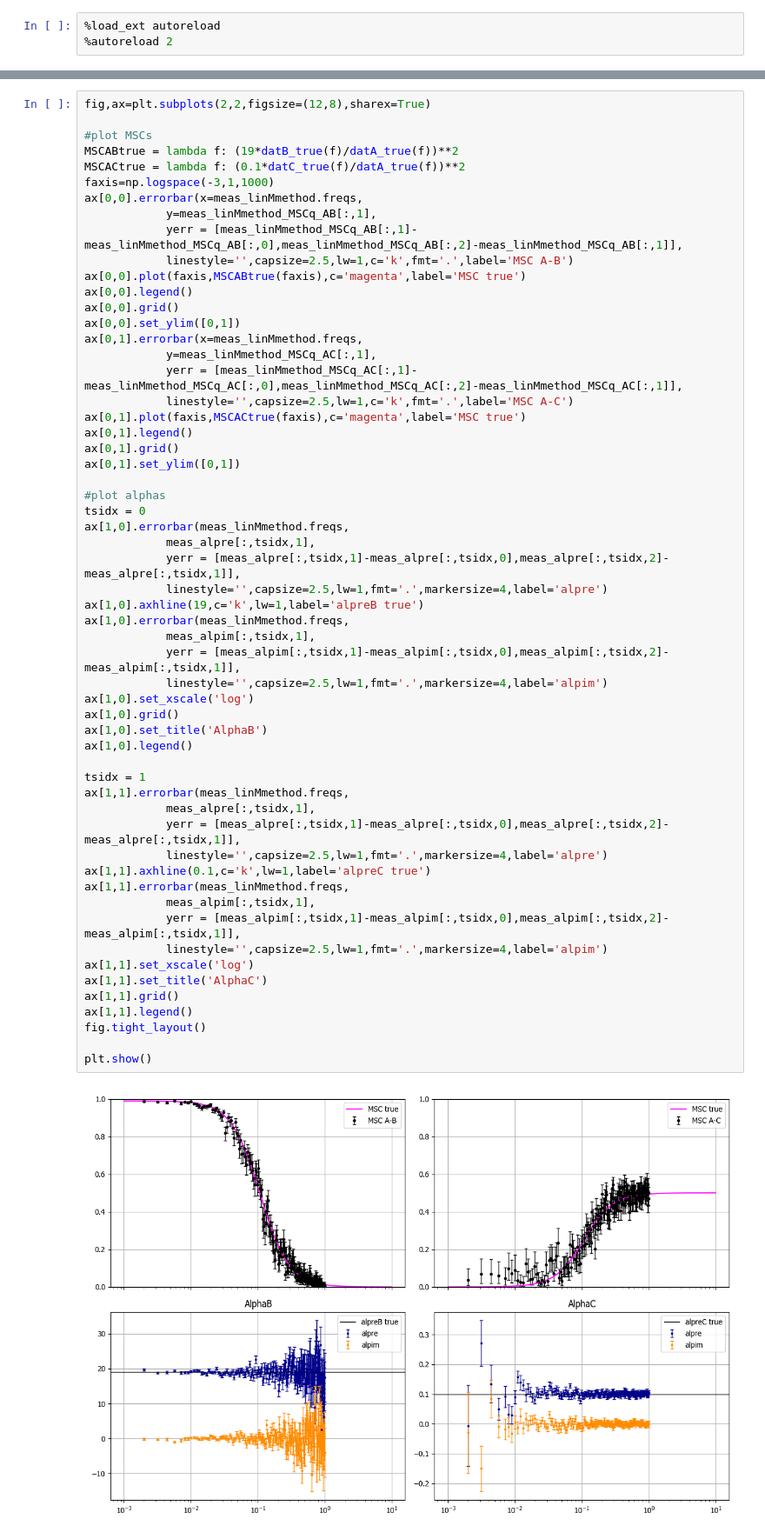
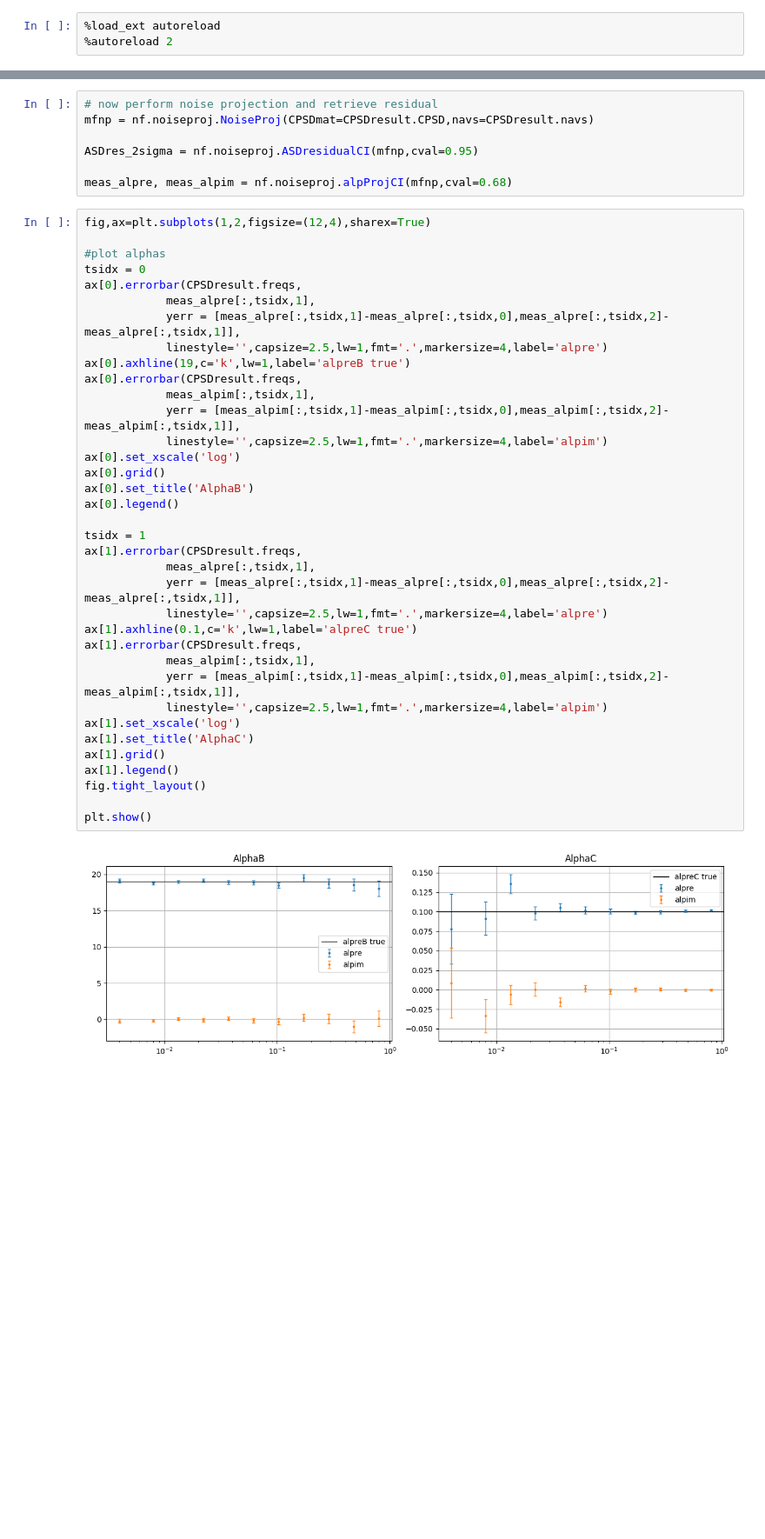
Before and after one commit to lorsala/noisefinder, a Jupyter notebook: examples/example2_decorr.ipynb, the cells around one changed output, grey strips where cells are left out. Shown at 87% size. Saved outputs shown, nothing was run; the diff lists cells and outputs as text; blank space fills up the shorter version.

```diff
--- a/examples/example2_decorr.ipynb
+++ b/examples/example2_decorr.ipynb
@@ -89,59 +59,45 @@ plt.show()
+# %%
+# now perform noise projection and retrieve residual
+mfnp = nf.noiseproj.NoiseProj(CPSDmat=CPSDresult.CPSD,navs=CPSDresult.navs)
+
+ASDres_2sigma = nf.noiseproj.ASDresidualCI(mfnp,cval=0.95)
+
+meas_alpre, meas_alpim = nf.noiseproj.alpProjCI(mfnp,cval=0.68)
 # %%
-fig,ax=plt.subplots(2,2,figsize=(12,8),sharex=True)
-
-#plot MSCs
-MSCABtrue = lambda f: (19*datB_true(f)/datA_true(f))**2
-MSCACtrue = lambda f: (0.1*datC_true(f)/datA_true(f))**2
-faxis=np.logspace(-3,1,1000)
-ax[0,0].errorbar(x=meas_linMmethod.freqs,
-            y=meas_linMmethod_MSCq_AB[:,1],
-            yerr = [meas_linMmethod_MSCq_AB[:,1]-meas_linMmethod_MSCq_AB[:,0],meas_linMmethod_MSCq_AB[:,2]-meas_linMmethod_MSCq_AB[:,1]],
-            linestyle='',capsize=2.5,lw=1,c='k',fmt='.',label='MSC A-B')
-ax[0,0].plot(faxis,MSCABtrue(faxis),c='magenta',label='MSC true')
-ax[0,0].legend()
-ax[0,0].grid()
-ax[0,0].set_ylim([0,1])
-ax[0,1].errorbar(x=meas_linMmethod.freqs,
-            y=meas_linMmethod_MSCq_AC[:,1],
-            yerr = [meas_linMmethod_MSCq_AC[:,1]-meas_linMmethod_MSCq_AC[:,0],meas_linMmethod_MSCq_AC[:,2]-meas_linMmethod_MSCq_AC[:,1]],
-            linestyle='',capsize=2.5,lw=1,c='k',fmt='.',label='MSC A-C')
-ax[0,1].plot(faxis,MSCACtrue(faxis),c='magenta',label='MSC true')
-ax[0,1].legend()
-ax[0,1].grid()
-ax[0,1].set_ylim([0,1])
+fig,ax=plt.subplots(1,2,figsize=(12,4),sharex=True)
 
 #plot alphas
 tsidx = 0
-ax[1,0].errorbar(meas_linMmethod.freqs,
+ax[0].errorbar(CPSDresult.freqs,
             meas_alpre[:,tsidx,1],
             yerr = [meas_alpre[:,tsidx,1]-meas_alpre[:,tsidx,0],meas_alpre[:,tsidx,2]-meas_alpre[:,tsidx,1]],
             linestyle='',capsize=2.5,lw=1,fmt='.',markersize=4,label='alpre')
-ax[1,0].axhline(19,c='k',lw=1,label='alpreB true')
-ax[1,0].errorbar(meas_linMmethod.freqs,
+ax[0].axhline(19,c='k',lw=1,label='alpreB true')
+ax[0].errorbar(CPSDresult.freqs,
             meas_alpim[:,tsidx,1],
             yerr = [meas_alpim[:,tsidx,1]-meas_alpim[:,tsidx,0],meas_alpim[:,tsidx,2]-meas_alpim[:,tsidx,1]],
             linestyle='',capsize=2.5,lw=1,fmt='.',markersize=4,label='alpim')
-ax[1,0].set_xscale('log')
-ax[1,0].grid()
-ax[1,0].set_title('AlphaB')
-ax[1,0].legend()
+ax[0].set_xscale('log')
+ax[0].grid()
+ax[0].set_title('AlphaB')
+ax[0].legend()
 
 tsidx = 1
-ax[1,1].errorbar(meas_linMmethod.freqs,
+ax[1].errorbar(CPSDresult.freqs,
             meas_alpre[:,tsidx,1],
             yerr = [meas_alpre[:,tsidx,1]-meas_alpre[:,tsidx,0],meas_alpre[:,tsidx,2]-meas_alpre[:,tsidx,1]],
             linestyle='',capsize=2.5,lw=1,fmt='.',markersize=4,label='alpre')
-ax[1,1].axhline(0.1,c='k',lw=1,label='alpreC true')
-ax[1,1].errorbar(meas_linMmethod.freqs,
+ax[1].axhline(0.1,c='k',lw=1,label='alpreC true')
+ax[1].errorbar(CPSDresult.freqs,
             meas_alpim[:,tsidx,1],
             yerr = [meas_alpim[:,tsidx,1]-meas_alpim[:,tsidx,0],meas_alpim[:,tsidx,2]-meas_alpim[:,tsidx,1]],
             linestyle='',capsize=2.5,lw=1,fmt='.',markersize=4,label='alpim')
-ax[1,1].set_xscale('log')
-ax[1,1].set_title('AlphaC')
-ax[1,1].grid()
-ax[1,1].legend()
+ax[1].set_xscale('log')
+ax[1].set_title('AlphaC')
+ax[1].grid()
+ax[1].legend()
 fig.tight_layout()
 
 plt.show()
 # %% [output]
-[figure, old version]
+[figure, new version]
```
Also changed, not shown: parts of 4 cells of this notebook, 56 other files.
